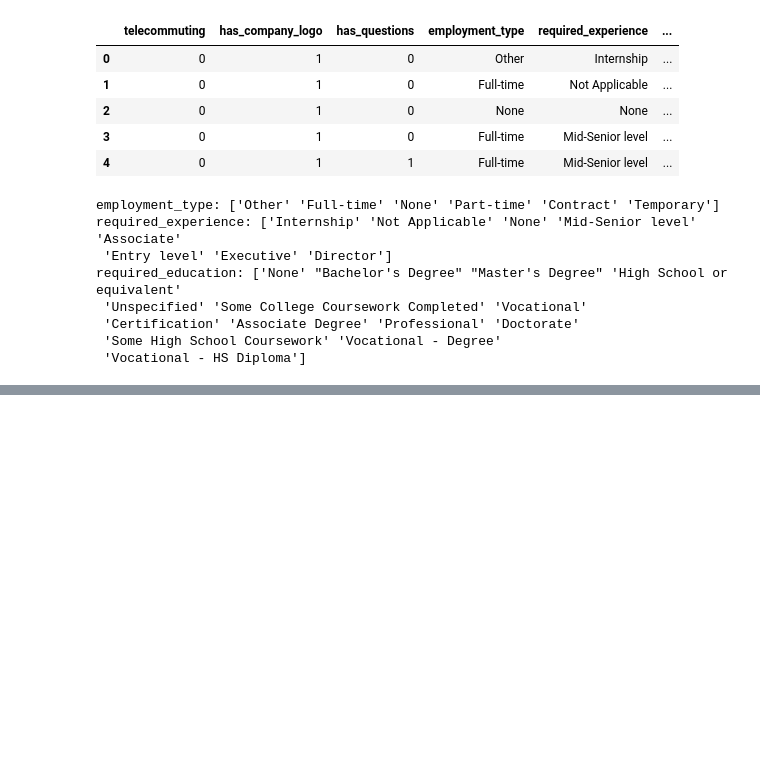
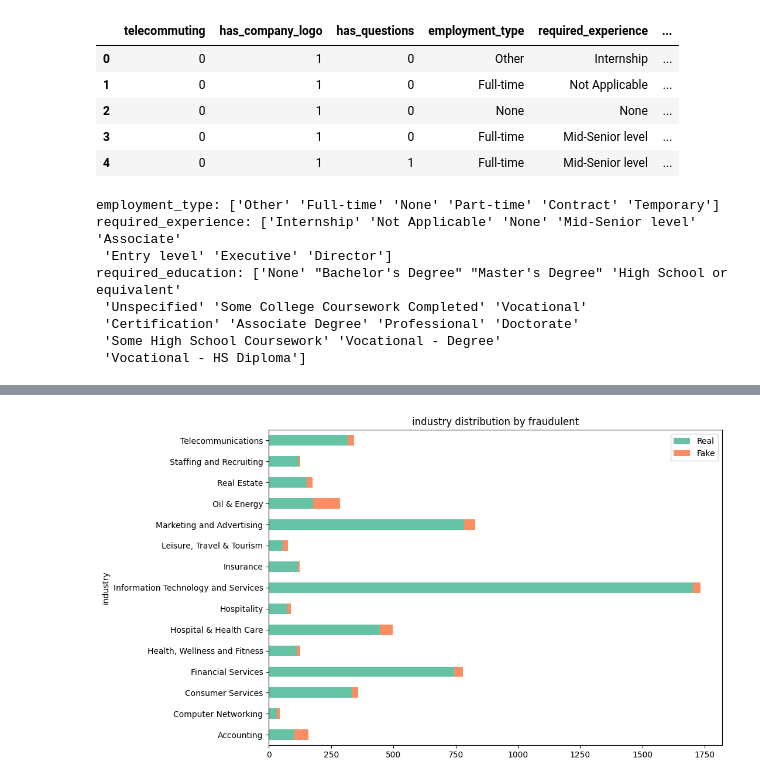
Before and after one commit to glistering96/BigDataAnalysis-HYU-IE, a Jupyter notebook: notebook/EDA_김원준.ipynb, the cells around one changed output, grey strips where cells are left out. Saved outputs shown, nothing was run; the diff lists cells and outputs as text; code cells hidden in the pictures; blank space fills up the shorter version.

```diff
--- a/notebook/EDA_김원준.ipynb
+++ b/notebook/EDA_김원준.ipynb
@@ -111,3 +38,6 @@ memory usage: 2.5+ MB
+# %%
+only_fake = df[df['fraudulent'] == 1]
+only_real = df[df['fraudulent'] == 0]
 # %%
 # 텍스트 데이터 분할 및 결측치 대체
 text_df = df.iloc[:, [1,5,6,7,8,17]]
@@ -382,0 +227,8 @@ dtype: object
+# %%
+# only_fake에서 상위 10개의 industry에 대해서 원본 데이터를 가지고 plot 그려보기
+
+top_10_industry_fake = only_fake['industry'].value_counts().head(15).index
+top_10_industry_fake_mixed = cat_df[cat_df['industry'].isin(top_10_industry_fake)]
+cat_label_plot('industry', top_10_industry_fake_mixed, r1=0, r2=90, stack=True, orient='h')
+# %% [output]
+[figure, added]
```
Also changed, not shown: parts of 53 cells of this notebook.
